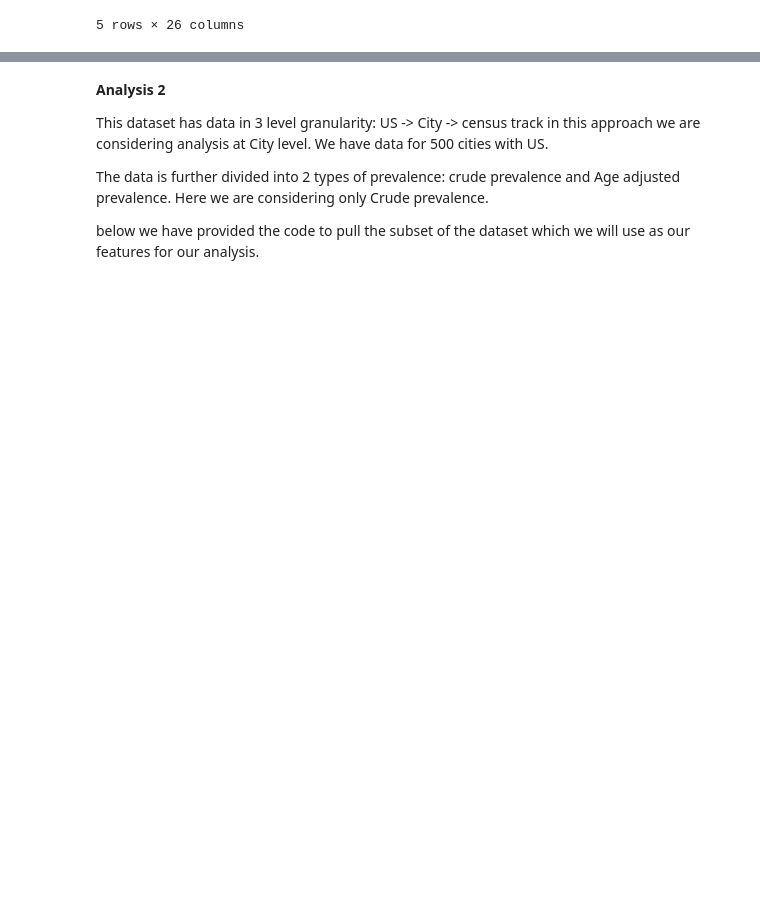
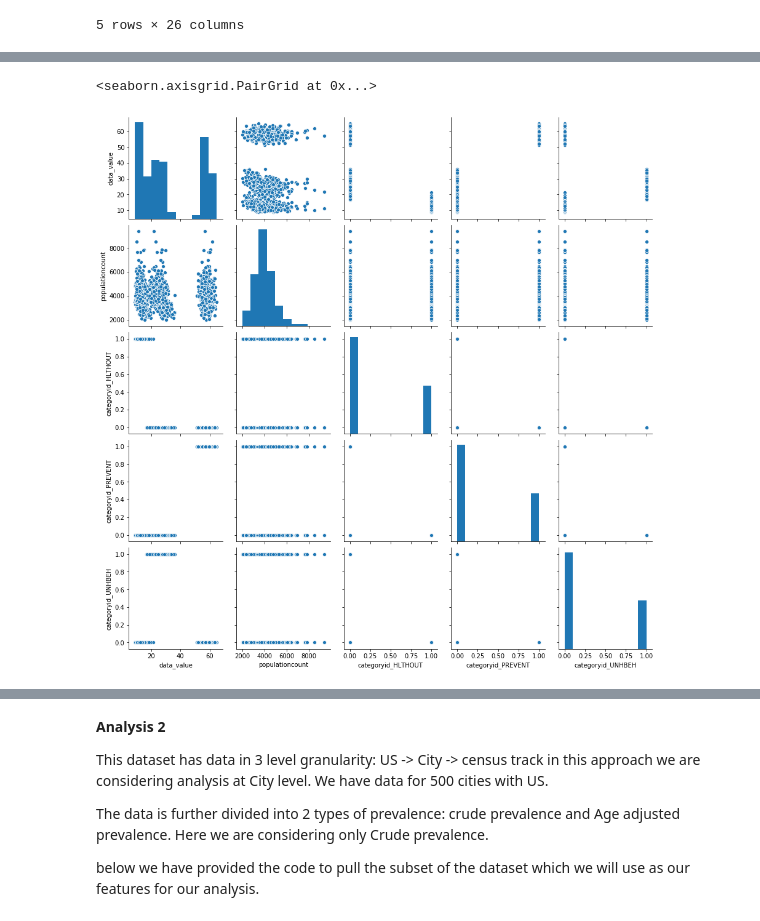
Before and after one commit to Sukanya012/predict-health-index, a Jupyter notebook: notebooks/main.ipynb, the cells around one changed output, grey strips where cells are left out. Saved outputs shown, nothing was run; the diff lists cells and outputs as text; code cells hidden in the pictures; blank space fills up the shorter version.

```diff
--- a/notebooks/main.ipynb
+++ b/notebooks/main.ipynb
@@ -138,0 +184,4 @@ chronicdata_df.head()
+# %%
+chronicdata_cat_df = pd.get_dummies(chronicdata_new_df,
+                     columns = ['categoryid'])
+chronicdata_cat_df.head()
@@ -138,0 +195,5 @@ chronicdata_df.head()
+# %%
+sns.pairplot(chronicdata_cat_df)
+# %% [output]
+<seaborn.axisgrid.PairGrid at 0x...>
+[figure, added]
```
Also changed, not shown: parts of 9 cells of this notebook, 1 other file.
